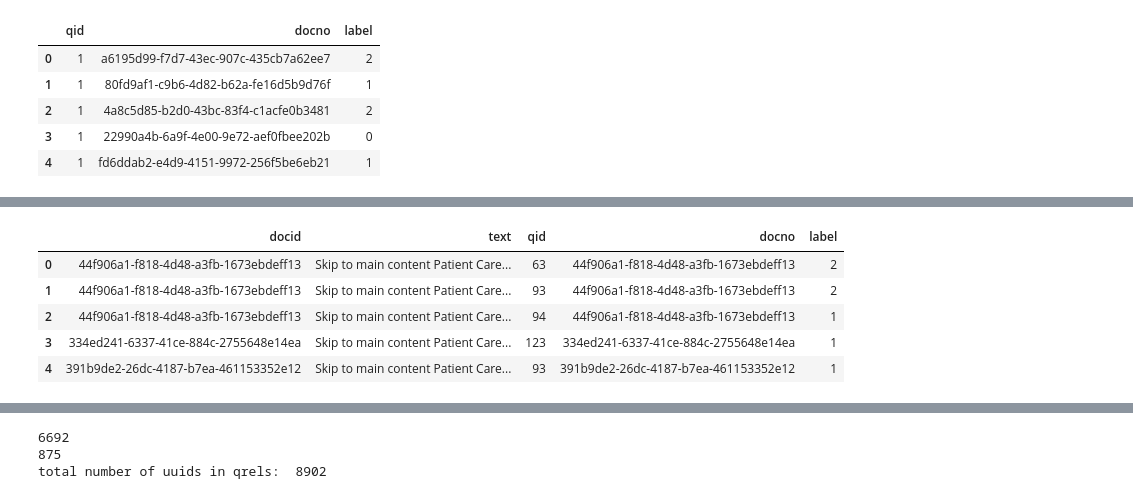
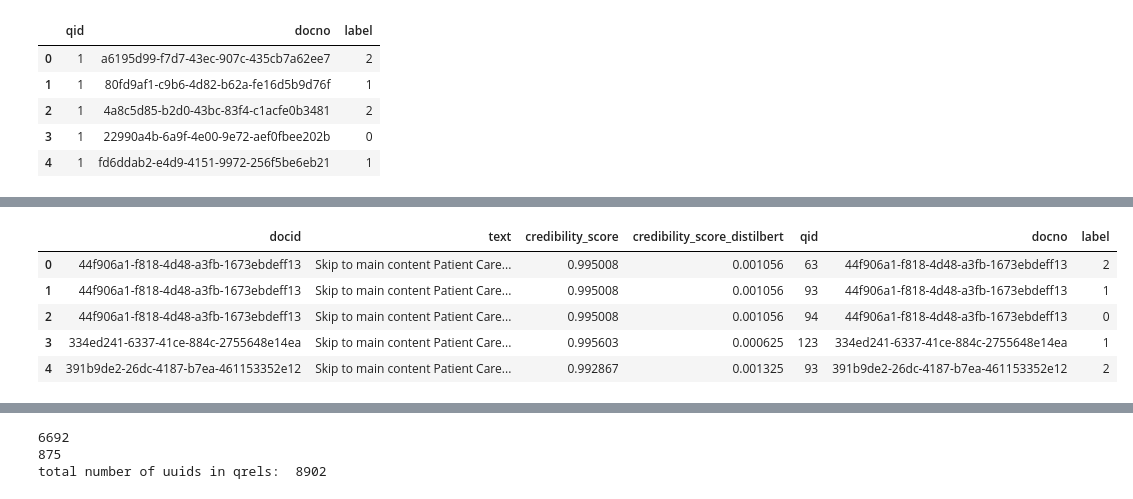
Before and after one commit to JoProbst/ThesisCode, a Jupyter notebook: data/data_exploration.ipynb, the cells around one changed output, grey strips where cells are left out. Saved outputs shown, nothing was run; the diff lists cells and outputs as text; code cells hidden in the pictures.

Commit message:
calculated some new scores and kendalls tau statistics

```diff
--- a/data/data_exploration.ipynb
+++ b/data/data_exploration.ipynb
@@ -55,0 +42,2 @@ qrels.head()
+# %%
+all_passages = pd.read_csv("Webdoc/txt.tsv", sep="\t")
@@ -55,0 +53,5 @@ qrels.head()
+# %%
+# drop all qrels, qcred, qread that are not in all_passages docid
+qrels = qrels[qrels["docno"].isin(all_passages["docid"])]
+qcred = qcred[qcred["docno"].isin(all_passages["docid"])]
+qread = qread[qread["docno"].isin(all_passages["docid"])]
@@ -60,9 +207,11 @@ passages_with_qrels = pd.merge(all_passages, qrels, left_on="docid", right_on="d
+# %%
+passages_with_qcred = pd.merge(all_passages, qcred, left_on="docid", right_on="docno")
 # %%
-passages_with_qrels.head()
+passages_with_qcred.head()
 # %% [output]
-|  | docid | text | qid | docno | label |
-| 0 | 44f906a1-f818-4d48-a3fb-1673ebdeff13 | Skip to main content Patient Care... | 63 | 44f906a1-f818-4d48-a3fb-1673ebdeff13 | 2 |
-| 1 | 44f906a1-f818-4d48-a3fb-1673ebdeff13 | Skip to main content Patient Care... | 93 | 44f906a1-f818-4d48-a3fb-1673ebdeff13 | 2 |
-| 2 | 44f906a1-f818-4d48-a3fb-1673ebdeff13 | Skip to main content Patient Care... | 94 | 44f906a1-f818-4d48-a3fb-1673ebdeff13 | 1 |
-| 3 | 334ed241-6337-41ce-884c-2755648e14ea | Skip to main content Patient Care... | 123 | 334ed241-6337-41ce-884c-2755648e14ea | 1 |
-| 4 | 391b9de2-26dc-4187-b7ea-461153352e12 | Skip to main content Patient Care... | 93 | 391b9de2-26dc-4187-b7ea-461153352e12 | 1 |
+|  | docid | text | credibility_score | credibility_score_distilbert | qid | docno | label |
+| 0 | 44f906a1-f818-4d48-a3fb-1673ebdeff13 | Skip to main content Patient Care... | 0.995008 | 0.001056 | 63 | 44f906a1-f818-4d48-a3fb-1673ebdeff13 | 2 |
+| 1 | 44f906a1-f818-4d48-a3fb-1673ebdeff13 | Skip to main content Patient Care... | 0.995008 | 0.001056 | 93 | 44f906a1-f818-4d48-a3fb-1673ebdeff13 | 1 |
+| 2 | 44f906a1-f818-4d48-a3fb-1673ebdeff13 | Skip to main content Patient Care... | 0.995008 | 0.001056 | 94 | 44f906a1-f818-4d48-a3fb-1673ebdeff13 | 0 |
+| 3 | 334ed241-6337-41ce-884c-2755648e14ea | Skip to main content Patient Care... | 0.995603 | 0.000625 | 123 | 334ed241-6337-41ce-884c-2755648e14ea | 1 |
+| 4 | 391b9de2-26dc-4187-b7ea-461153352e12 | Skip to main content Patient Care... | 0.992867 | 0.001325 | 93 | 391b9de2-26dc-4187-b7ea-461153352e12 | 2 |
```
Also changed, not shown: parts of 19 cells of this notebook, 10 other files.
